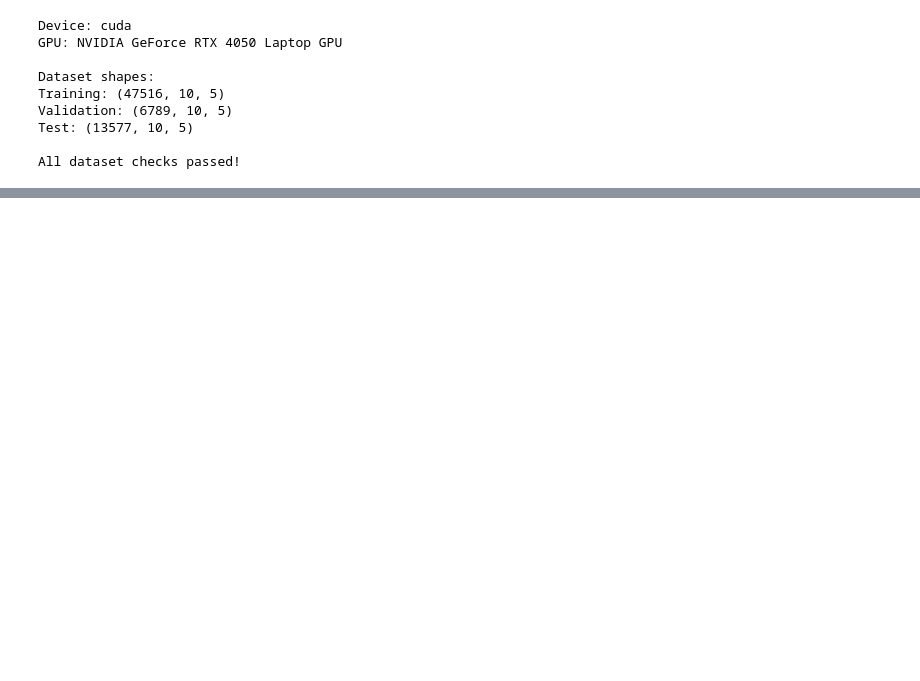
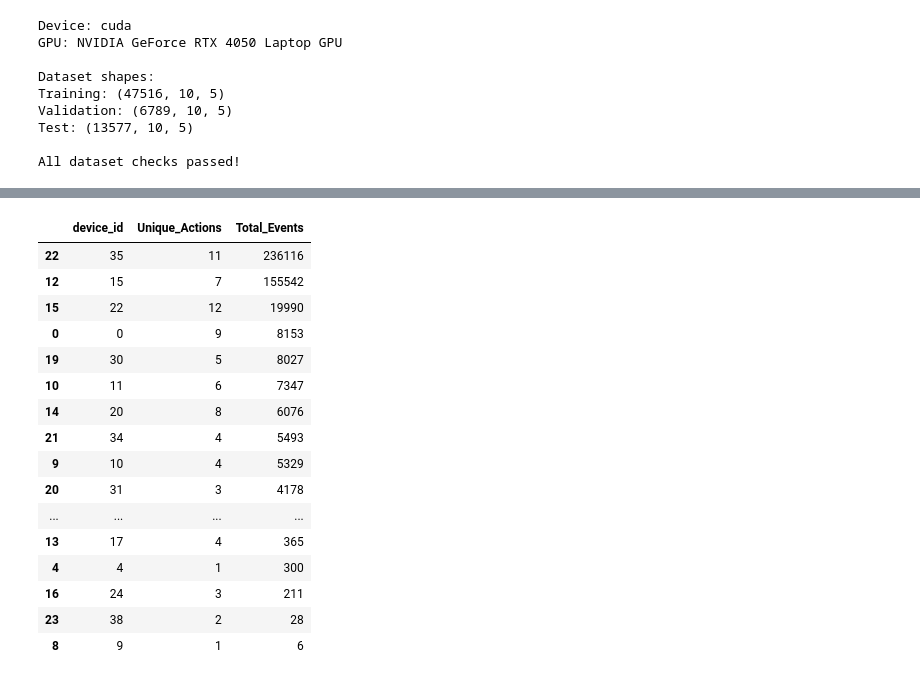
Before and after one commit to HarrisonWilliams123/data-mining-project, a Jupyter notebook: SmartSense_Anomaly_Detection.ipynb, the cells around one changed output, grey strips where cells are left out. Cells and saved outputs as stored; diff of their text form; code cells hidden in the pictures; blank space fills up the shorter version.

```diff
--- a/SmartSense_Anomaly_Detection.ipynb
+++ b/SmartSense_Anomaly_Detection.ipynb
@@ -72,0 +210,73 @@ All dataset checks passed!
+# %%
+#Investigate device-action relationships
+
+# Flatten training windows into individual events
+train_events = train.reshape(-1, 5)
+
+# Create event-level table
+event_df = pd.DataFrame(
+    train_events,
+    columns=FEATURE_NAMES
+)
+
+# Count device-action combinations
+device_action_counts = (
+    event_df
+    .groupby(["device_id", "device_control_id"])
+    .size()
+    .reset_index(name="Count")
+)
+
+# Count distinct actions per device
+device_action_summary = (
+    device_action_counts
+    .groupby("device_id")
+    .agg(
+        Unique_Actions=("device_control_id", "nunique"),
+        Total_Events=("Count", "sum")
+    )
+    .reset_index()
+    .sort_values("Total_Events", ascending=False)
+)
+
+print("Device-action relationship summary:")
+display(device_action_summary)
+
+# Number of unique observed device-action pairs
+observed_pairs = len(device_action_counts)
+
+num_devices = event_df["device_id"].nunique()
+num_actions = event_df["device_control_id"].nunique()
+
+possible_pairs = num_devices * num_actions
+
+print("\nObserved device-action pairs:", observed_pairs)
+print("Possible device-action pairs:", possible_pairs)
+
+print(
+    "Observed pair coverage:",
+    f"{observed_pairs / possible_pairs * 100:.2f}%"
+)
+
+# Identify low-frequency device-action combinations
+rare_pairs = device_action_counts[
+    device_action_counts["Count"] < 10
+].sort_values("Count")
+
+print("\nDevice-action pairs with fewer than 10 events:")
+print("Number of rare pairs:", len(rare_pairs))
+
+display(rare_pairs.head(20))
+
+# Check whether each action is associated with multiple devices
+action_device_counts = (
+    device_action_counts
+    .groupby("device_control_id")["device_id"]
+    .nunique()
+)
+
+print("\nActions associated with multiple device IDs:")
+print(int((action_device_counts > 1).sum()))
+
+print("\nDevice-action analysis complete!")
+# %% [output]
@@ -72,0 +284,17 @@ All dataset checks passed!
+|  | device_id | Unique_Actions | Total_Events |
+| 22 | 35 | 11 | 236116 |
+| 12 | 15 | 7 | 155542 |
+| 15 | 22 | 12 | 19990 |
+| 0 | 0 | 9 | 8153 |
+| 19 | 30 | 5 | 8027 |
+| 10 | 11 | 6 | 7347 |
+| 14 | 20 | 8 | 6076 |
+| 21 | 34 | 4 | 5493 |
+| 9 | 10 | 4 | 5329 |
+| 20 | 31 | 3 | 4178 |
+| ... | ... | ... | ... |
+| 13 | 17 | 4 | 365 |
+| 4 | 4 | 1 | 300 |
+| 16 | 24 | 3 | 211 |
+| 23 | 38 | 2 | 28 |
+| 8 | 9 | 1 | 6 |
```
Also changed, not shown: parts of 24 cells of this notebook, 5 other files.
